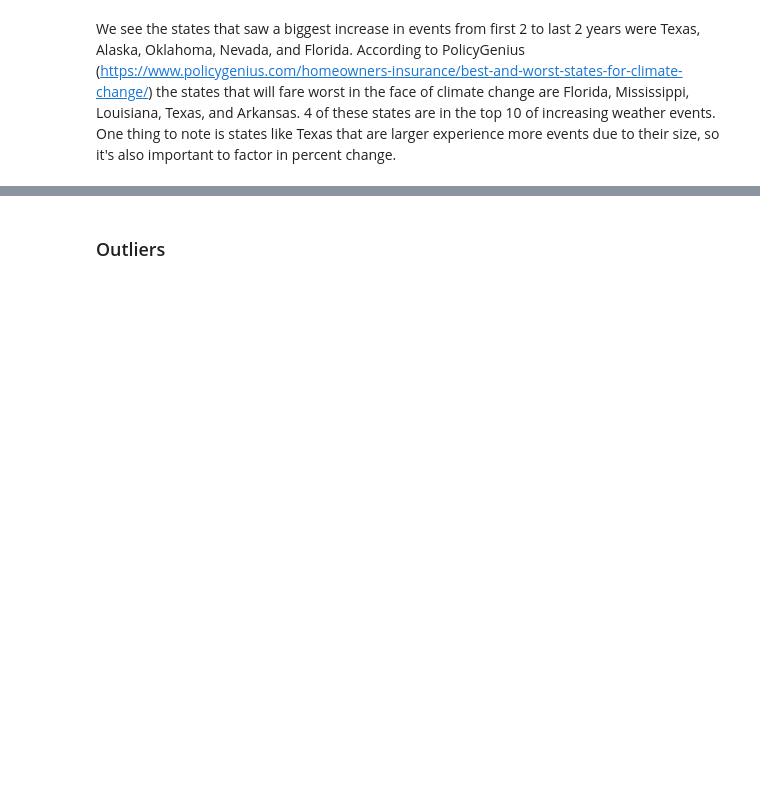
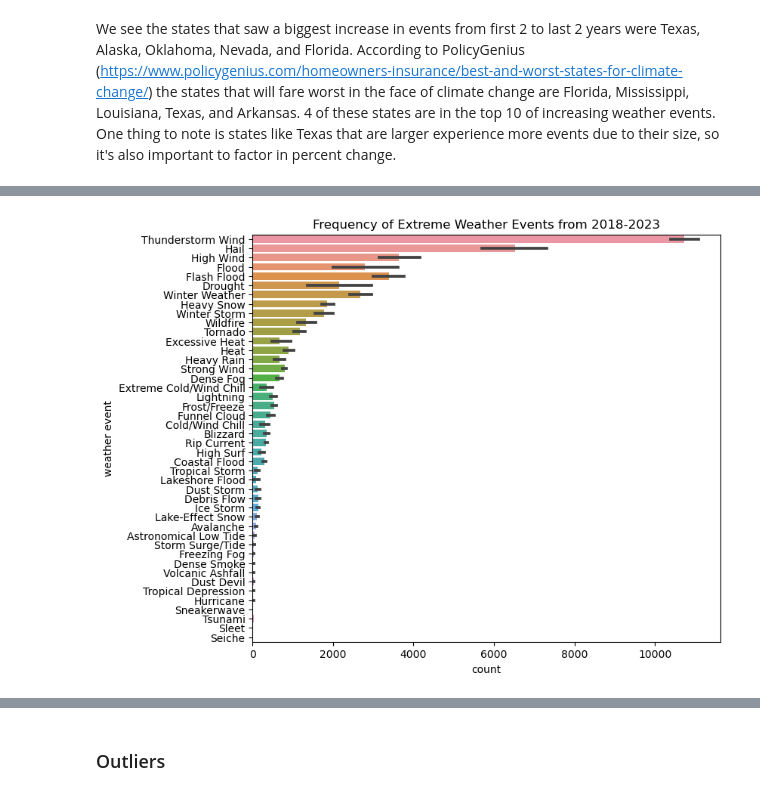
Before and after one commit to ncolebank12/math189-proj, a Jupyter notebook: project.ipynb, the cells around one changed output, grey strips where cells are left out. Saved outputs shown, nothing was run; the diff lists cells and outputs as text; code cells hidden in the pictures; blank space fills up the shorter version.

```diff
--- a/project.ipynb
+++ b/project.ipynb
@@ -363,0 +475,3 @@ print(merged_states.iloc[:10])
+# %%
+event_occur = events_df_merged.groupby(["YEAR", "EVENT_TYPE"]).agg(event_count=('STATE', 'count')).reset_index()
+event_occur.head()
@@ -363,0 +485,15 @@ print(merged_states.iloc[:10])
+# %%
+fig, ax = plt.subplots(1, 1, figsize=(8, 7))
+
+sns.barplot(
+    event_occur.sort_values("event_count", ascending = False),
+    y = "EVENT_TYPE",
+    x = "event_count",
+    orient = "h",
+    ax = ax).set(
+    title='Frequency of Extreme Weather Events from 2018-2023',
+    xlabel = "count",
+    ylabel = "weather event"
+);
+# %% [output]
+[figure, added]
```
Also changed, not shown: parts of 70 cells of this notebook.
